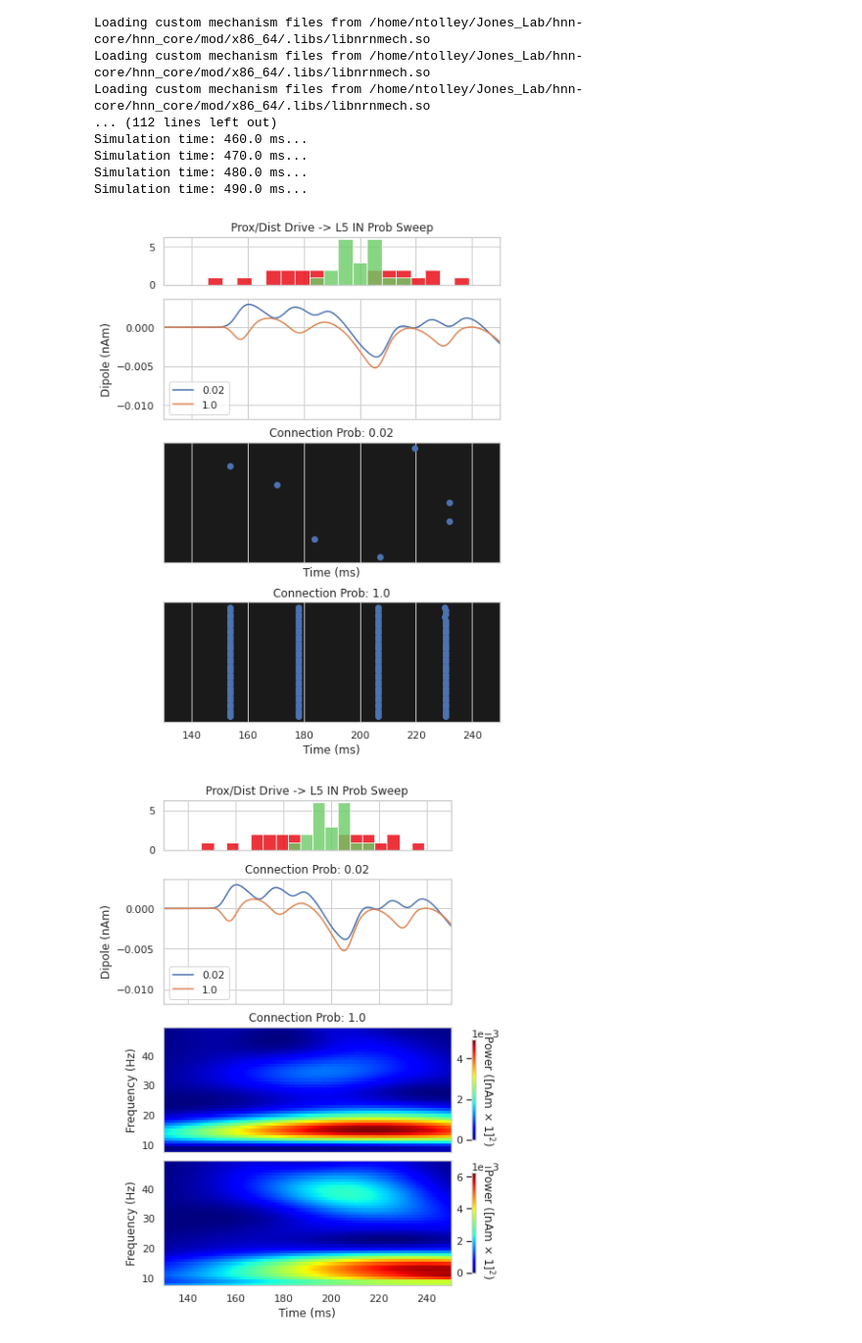
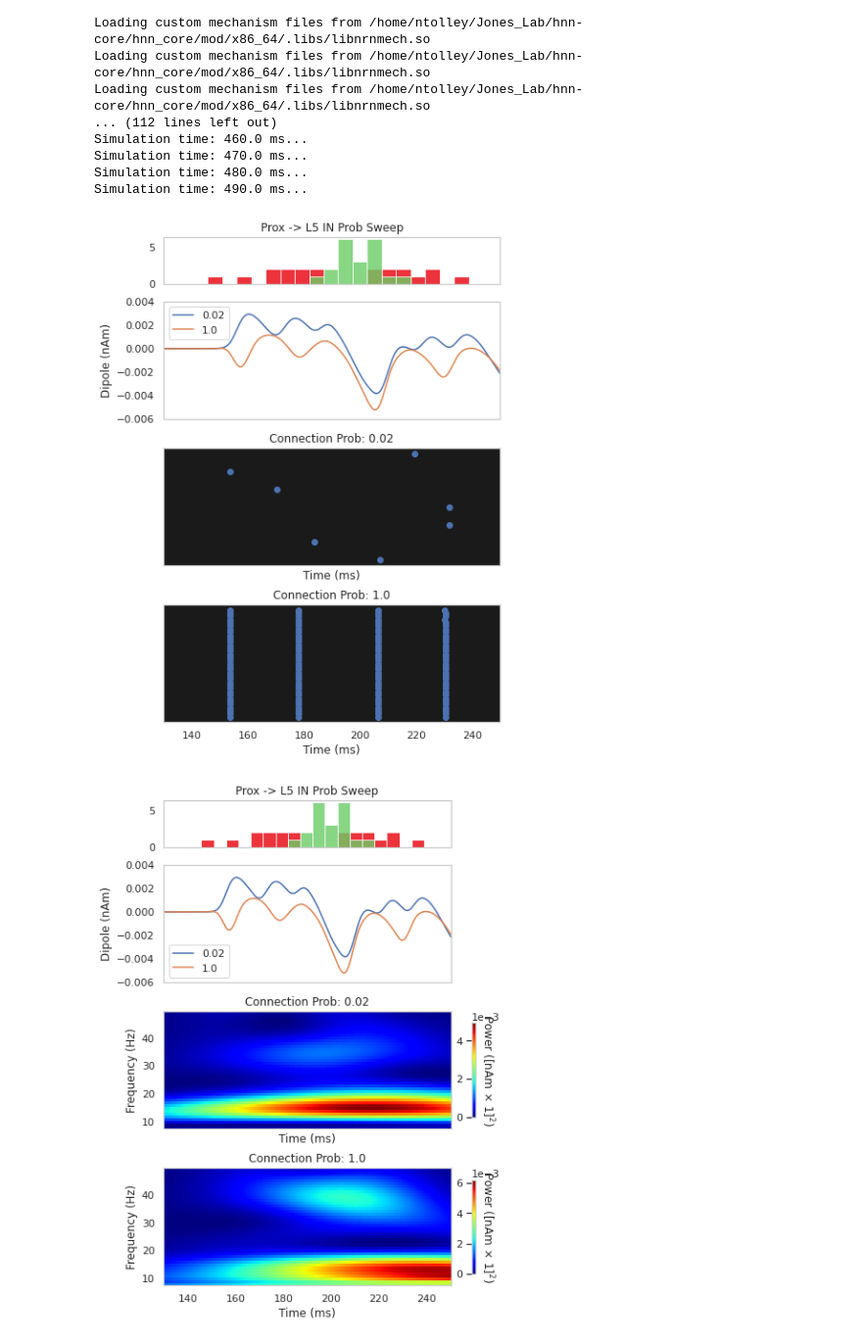
Before and after one commit to rythorpe/beta_modeling, a Jupyter notebook: law_beta_inhibitory_prob_sweep.ipynb, the cells around one changed output. Shown at 98% size. Saved outputs shown, nothing was run; the diff lists cells and outputs as text; code cells hidden in the pictures.

```diff
--- a/law_beta_inhibitory_prob_sweep.ipynb
+++ b/law_beta_inhibitory_prob_sweep.ipynb
@@ -87,11 +87,11 @@ def law_2021_model():
 # %%
 def add_law_beta_drives(net, beta_start, l2inh_prob=1.0, l5inh_prob=1.0, l2inh_strength=2.0, l5inh_strength=1.0):
     # Distal Drive
-    weights_ampa_d1 = {'L2_basket': 0.00032 * l2inh_strength, 'L2_pyramidal': 0.00008,
+    weights_ampa_d1 = {'L2_basket': 0.00032, 'L2_pyramidal': 0.00008,
                        'L5_pyramidal': 0.00004}
     syn_delays_d1 = {'L2_basket': 0.5, 'L2_pyramidal': 0.5,
                      'L5_pyramidal': 0.5}
-    conn_prob_d1 = {'L2_basket': l2inh_prob, 'L2_pyramidal': 1.0,
+    conn_prob_d1 = {'L2_basket': 1.0, 'L2_pyramidal': 1.0,
                     'L5_pyramidal': 1.0}
     net.add_bursty_drive(
         'Distal Drive', tstart=beta_start, tstart_std=0., tstop=beta_start + 50.,
@@ -169,47 +169,55 @@ bins = np.linspace(125, 275, 30)
 axes[0].hist(p_times, color="#E8000B", label='Proximal', alpha=0.8, bins=bins)
 axes[0].hist(d_times, color="#6ACC65", label='Distal', alpha=0.8, bins=bins)
 
-axes[0].set_title('Prox/Dist Drive -> L5 IN Prob Sweep')
+axes[0].set_title('Prox -> L5 IN Prob Sweep')
+axes[1].set_ylim([-0.006, 0.004])
 axes[3].set_xlabel('Time (ms)')
 axes[1].set_ylabel('Dipole (nAm)')
 axes[1].legend()
 axes[2].get_legend().remove()
 axes[3].get_legend().remove()
 
+for ax in axes:
+    ax.grid(False)
+
 plt.xlim([130,250])
 plt.savefig('u19_page2_figures/law_input_prox_dist_l5inh_prob_sweep_spikes.png')
 # %% [output]
-[figure, old version]
+[figure, new version]
 # %%
 fig, axes = plt.subplots(4, 1, sharex=True, figsize=(6, 8), constrained_layout=True,
                          gridspec_kw={'height_ratios': [0.4, 1 , 1, 1]})
 freqs = np.arange(8, 50)
 times = dpl_L5IN_list[0].times
 for plot_idx, (plt_dpl, prob) in enumerate(zip(dpl_L5IN_list, l5_prob_sweep)):
     dpl_smooth = plt_dpl.copy().smooth(10).data['agg']
     axes[1].plot(times, dpl_smooth, label=f'{prob}')
-    axes[plot_idx+1].set_xlabel('')
+    axes[plot_idx+2].set_xlabel('')
     plt_dpl.copy().plot_tfr_morlet(freqs, ax=axes[plot_idx+2], show=False, colormap='jet')
-    axes[plot_idx+1].set_title(f'Connection Prob: {prob}')
+    axes[plot_idx+2].set_title(f'Connection Prob: {prob}')
 
-axes[0].set_title('Prox/Dist Drive -> L5 IN Prob Sweep')
+axes[0].set_title('Prox -> L5 IN Prob Sweep')
 axes[1].legend()
 axes[3].set_xlabel('Time (ms)')
 axes[1].set_ylabel('Dipole (nAm)')
+axes[1].set_ylim([-0.006, 0.004])
+
 
 p_mask = np.array(net_L5IN_list[0].cell_response.spike_types[0]) == 'Proximal Drive'
 d_mask = np.array(net_L5IN_list[0].cell_response.spike_types[0]) == 'Distal Drive'
 p_times = np.array(net_L5IN_list[0].cell_response.spike_times[0])[p_mask]
 d_times = np.array(net_L5IN_list[0].cell_response.spike_times[0])[d_mask]
 bins = np.linspace(125, 275, 30)
 axes[0].hist(p_times, color="#E8000B", label='Proximal', alpha=0.8, bins=bins)
 axes[0].hist(d_times, color="#6ACC65", label='Distal', alpha=0.8, bins=bins)
 
+for ax in axes:
+    ax.grid(False)
 
 plt.xlim([130,250])
 plt.savefig('u19_page2_figures/law_input_prox_dist_l5inh_prob_sweep_spectrogram.png')
 # %% [output]
-[figure, old version]
+[figure, new version]
 # %%
 # L5 pyramidal neuron GABAa plot somatic currents
 # Plot across the population
```
Also changed, not shown: parts of 7 cells of this notebook, 1 other file.
